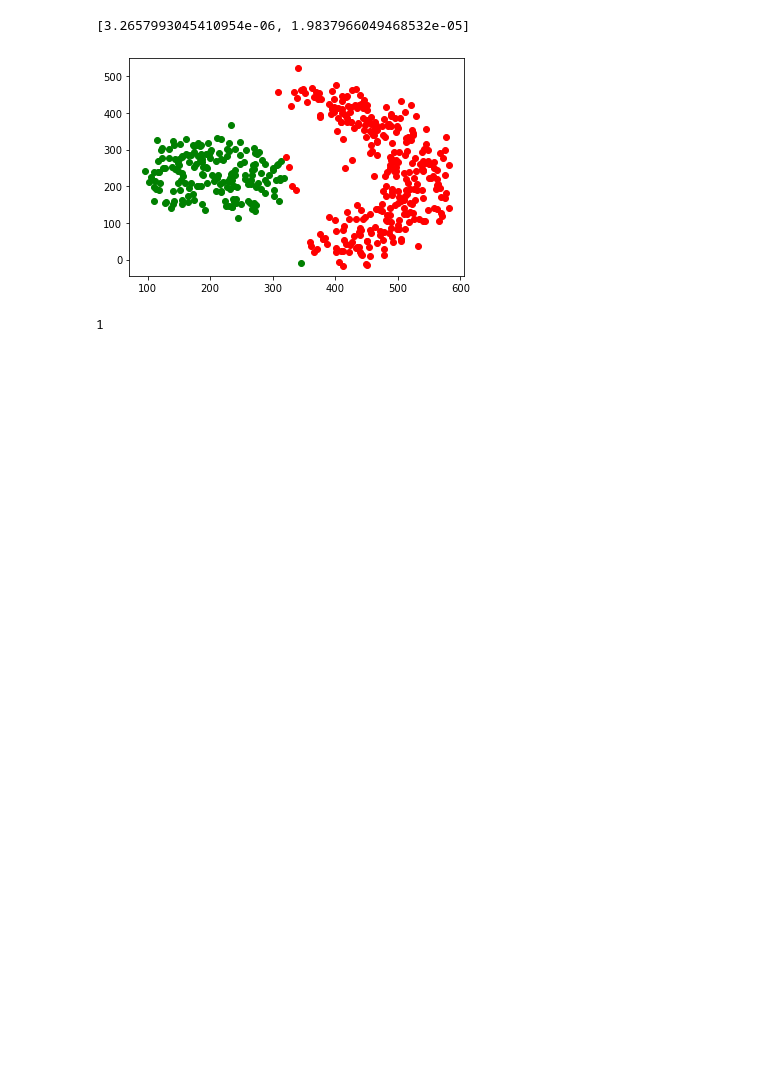
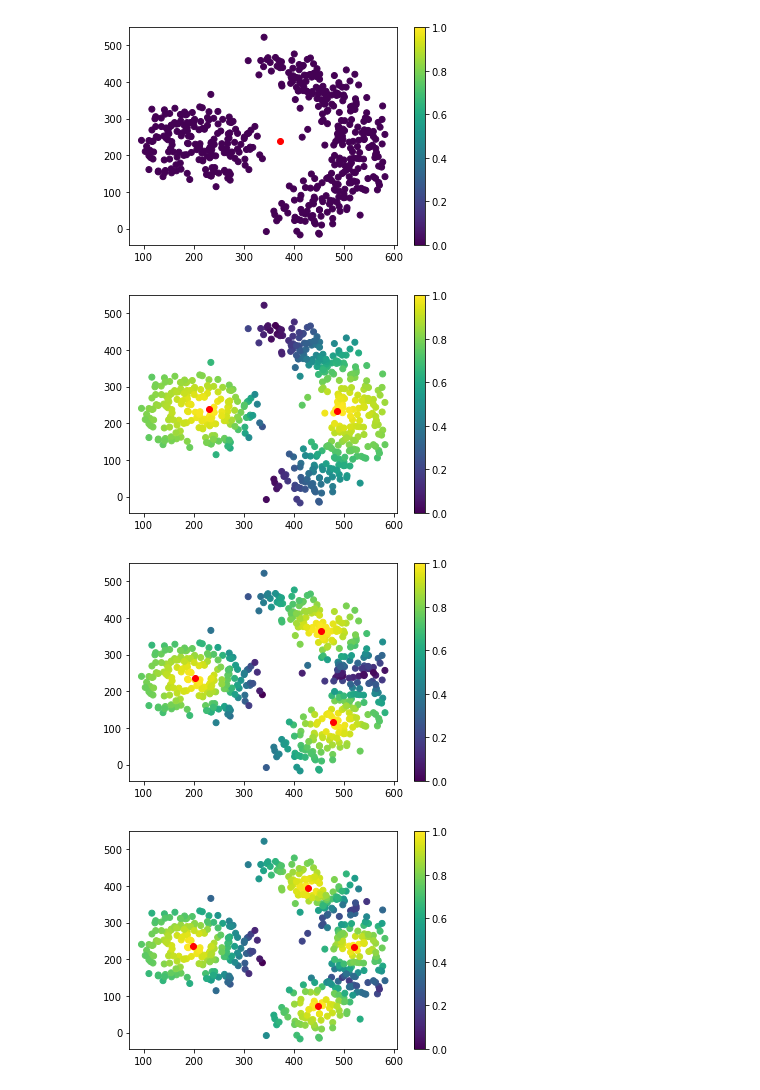
Before and after one commit to zahrasalarian/Fuzzy-C-Means, a Jupyter notebook: main.ipynb, the cells around one changed output. Saved outputs shown, nothing was run; the diff lists cells and outputs as text; code cells hidden in the pictures; blank space fills up the shorter version.

```diff
--- a/main.ipynb
+++ b/main.ipynb
@@ -30,8 +18,7 @@ data_sets = load_files('data')
 def data_to_node(data_set):
     nodes = []
     for index, row in data_set.iterrows():
-        node = Node(values= list(row))
-        nodes.append(node)
+        nodes.append(np.array(row))
     return np.array(nodes)
 # %%
 node_sets = []
@@ -55,18 +44,22 @@ def cal_blng_r(Xk, Vi, c, m, node_set):
         Uik = 1/(dis_sum)
     return Uik
 # %%
-def update_centroid_node(i, node_set, m):
+def update_centroid_node(i, node_set, belonging_rates, m):
     sum_top, sum_bottom = 0, 0
-    cal_weighted_avg
-    for node in node_set:
-        sum_bottom += math.pow(node.belonging_rates[i], m)
-        sum_top += math.pow(node.belonging_rates[i], m)*node.values
+    #calc_weighted_avg
+    for j in range(len(node_set)):
+        sum_bottom += np.power(belonging_rates[j][i], m)
+        sum_top += np.power(belonging_rates[j][i], m)*node_set[j]
     return sum_top/sum_bottom
 # %%
+%%time
 node_set = node_sets[0]
-for k in range(2,3):
+belonging_rates_ks = []
+k_pack = []
+for k in range(1,6):
     m=2
     centroid_nodes = []
+    belonging_rates = [0]*len(node_set)
     # set random centroid nodes
     for _ in range(k):
         n = gen_rand(len(node_set))
@@ -74,11 +67,13 @@ for k in range(2,3):
     # repeat 100 types
     for _ in range(100):
         # calculate belonging rates
-        for node in node_set:
-            belonging_rates = []
+        for i in range(len(node_set)):
+            belonging_rate = []
             for clus_center in centroid_nodes:
-                    belonging_rates.append(cal_blng_r(Xk=node, Vi=clus_center, c=len(node_set), m=m, node_set=node_set))
-            node.set_belonging_rates(belonging_rates)
+                belonging_rate.append(cal_blng_r(Xk=node_set[i], Vi=clus_center, c=len(centroid_nodes), m=m, centroid_nodes=centroid_nodes))
+            belonging_rates[i] = belonging_rate
         # calculate new centroid nodes
         for i in range(len(centroid_nodes)):
-            centroid_nodes[i] = Node(update_centroid_node(i, node_set, m))
+            centroid_nodes[i] = update_centroid_node(i, node_set, belonging_rates, m)
+    k_pack.append([node_set, centroid_nodes])
+    belonging_rates_ks.append(belonging_rates)
@@ -85,24 +82,19 @@ for k in range(2,3):
-# %%
-node_set[63].belonging_rates
-
-#distance = np.linalg.norm(node1.values - node2.values)
-#print(distance)
-# %% [output]
-[3.2657993045410954e-06, 1.9837966049468532e-05]
-# %%
-import numpy as np
-import matplotlib.pyplot as plt
-
-colors=['red','green','blue','black']
-
-for node in node_set:
-    clr = colors[node.belonging_rates.index(max(node.belonging_rates))]
-    plt.scatter(node.values[0], node.values[1], color=clr)
-plt.show()
-# %% [output]
-[figure, removed]
-# %%
-color = node_set[34].belonging_rates.index(max(node_set[34].belonging_rates))
-color
-# %% [output]
-1
+# %%
+import numpy as np
+import matplotlib.pyplot as plt
+
+for i in range(len(k_pack)):
+    bels = []
+    for belonging_rate in belonging_rates_ks[i]:
+        bel = (np.max(belonging_rate)-np.min(belonging_rates))/(np.max(belonging_rates)-np.min(belonging_rates))
+        bels.append(bel)
+    plt.scatter(node_set[:,0], node_set[:,1] , c=bels)
+    for center in k_pack[i][1]:
+        plt.scatter(center[0], center[1] , color='red')
+    plt.colorbar()
+    plt.show()
+# %% [output]
+[figure, added]
+[figure, added]
+[figure, added]
+[figure, added]
```
Also changed, not shown: parts of 8 cells of this notebook.
